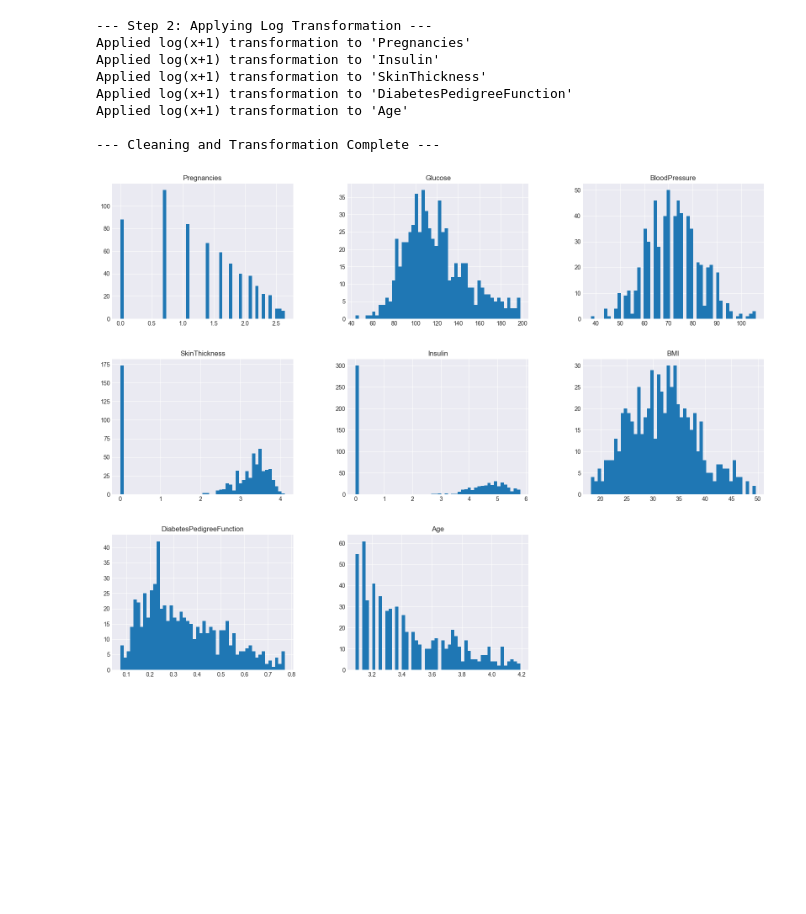
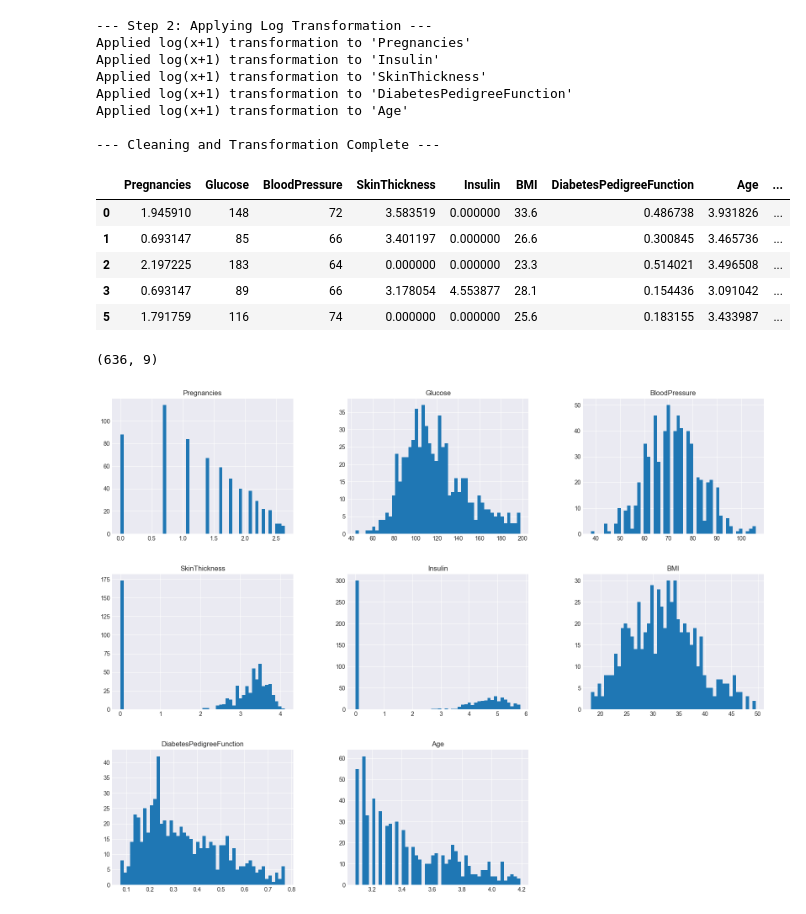
Before and after one commit to priyanshjain117/ML-Projects-Practice, a Jupyter notebook: Diabetes Prediction/data_preprocessing.ipynb, the cells around one changed output. Saved outputs shown, nothing was run; the diff lists cells and outputs as text; code cells hidden in the pictures; blank space fills up the shorter version.

Commit message:
diabetes Prediction completed

```diff
--- a/Diabetes Prediction/data_preprocessing.ipynb
+++ b/Diabetes Prediction/data_preprocessing.ipynb
@@ -144,6 +144,20 @@ Applied log(x+1) transformation to 'DiabetesPedigreeFunction'
 Applied log(x+1) transformation to 'Age'
 
 --- Cleaning and Transformation Complete ---
+# %%
+df_cleaned=pd.concat([X, y], axis=1)
+df_cleaned.head()
+# %% [output]
+|  | Pregnancies | Glucose | BloodPressure | SkinThickness | Insulin | BMI | DiabetesPedigreeFunction | Age | ... |
+| 0 | 1.945910 | 148 | 72 | 3.583519 | 0.000000 | 33.6 | 0.486738 | 3.931826 | ... |
+| 1 | 0.693147 | 85 | 66 | 3.401197 | 0.000000 | 26.6 | 0.300845 | 3.465736 | ... |
+| 2 | 2.197225 | 183 | 64 | 0.000000 | 0.000000 | 23.3 | 0.514021 | 3.496508 | ... |
+| 3 | 0.693147 | 89 | 66 | 3.178054 | 4.553877 | 28.1 | 0.154436 | 3.091042 | ... |
+| 5 | 1.791759 | 116 | 74 | 0.000000 | 0.000000 | 25.6 | 0.183155 | 3.433987 | ... |
+# %%
+df_cleaned.shape
+# %% [output]
+(636, 9)
 # %%
 plt.style.use('seaborn-v0_8-darkgrid')
 X.hist(bins=50,figsize=(20,15))
```
Also changed, not shown: parts of 9 cells of this notebook, 2 other files.
